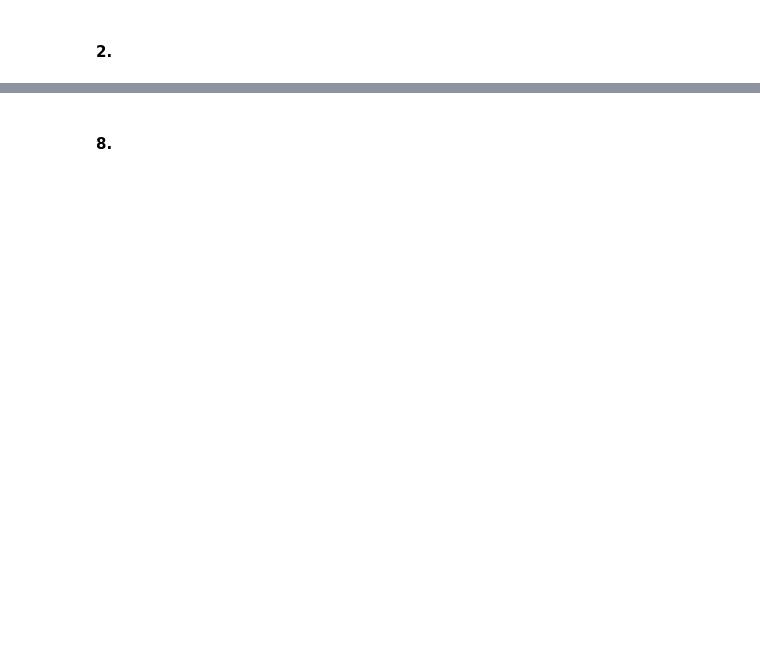
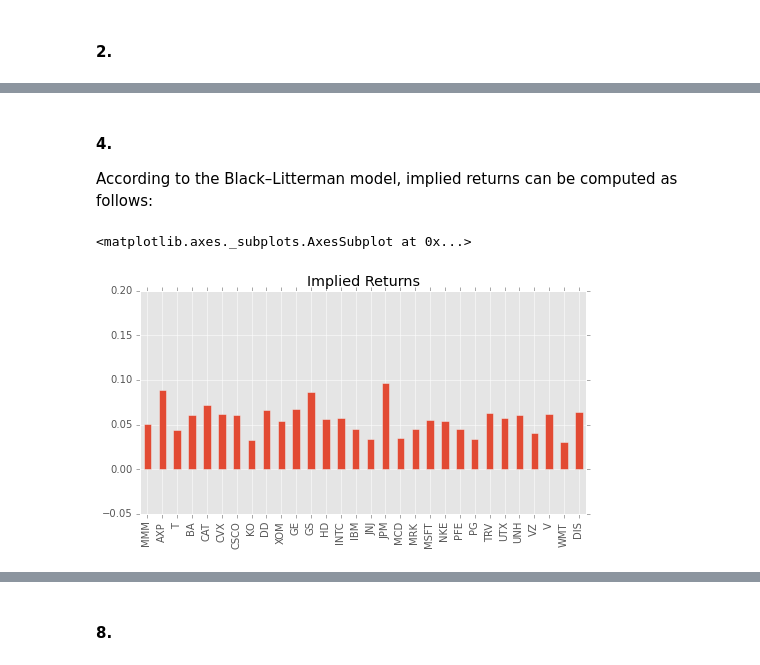
Before and after one commit to AndSoOn/Advaced_Python_In_Finance, a Jupyter notebook: lecture_2/Homework2_tmp.ipynb, the cells around one changed output, grey strips where cells are left out. Cells and saved outputs as stored; diff of their text form; code cells hidden in the pictures; blank space fills up the shorter version.

```diff
--- a/lecture_2/Homework2_tmp.ipynb
+++ b/lecture_2/Homework2_tmp.ipynb
@@ -241,0 +282,12 @@ w.plot(kind="bar", figsize=(10, 5))
+# %% [markdown]
+#### 4.
+According to the Black–Litterman model, implied returns can be computed as follows:
+# %%
+lmb = excess_ret.dot(dj30w)
+var_port = dj30w.dot(hist_cov).dot(dj30w)
+ir = lmb * hist_cov.dot(dj30w) / var_port
+
+ir.plot(kind='bar', figsize=(8, 4), title='Implied Returns', ylim=[-0.05, 0.2])
+# %% [output]
+<matplotlib.axes._subplots.AxesSubplot at 0x...>
+[figure, added]
```
Also changed, not shown: parts of 29 cells of this notebook, 2 other files.
